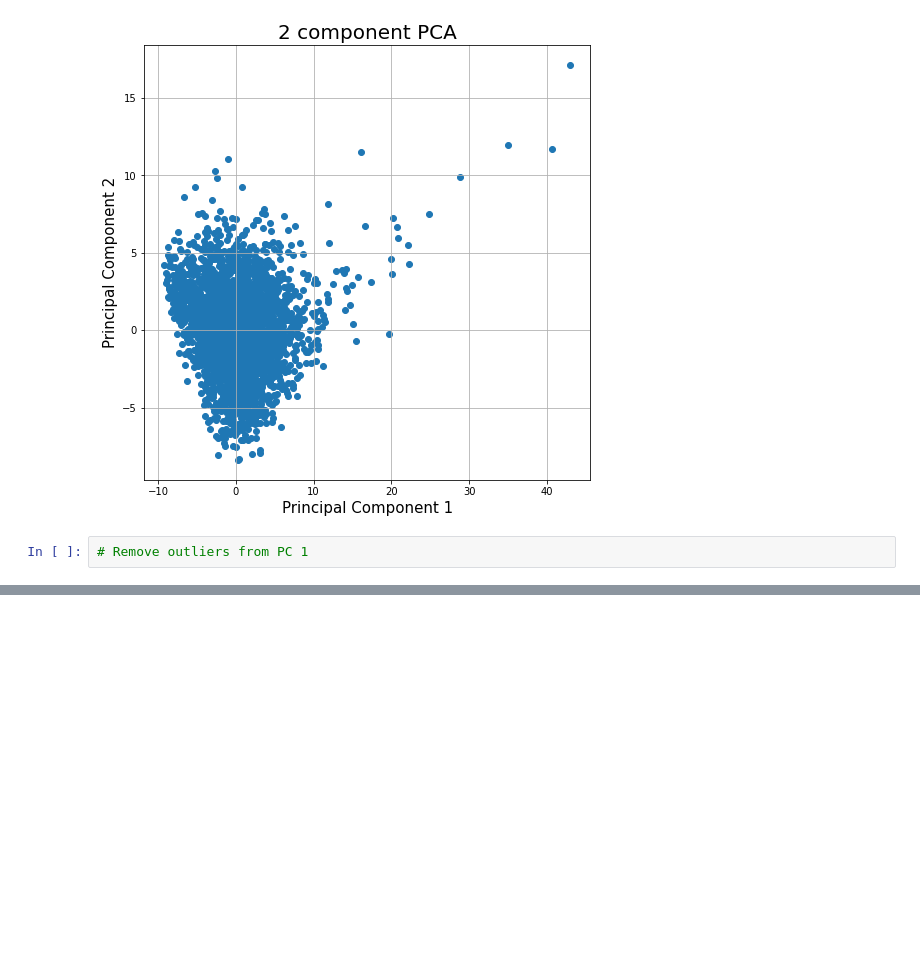
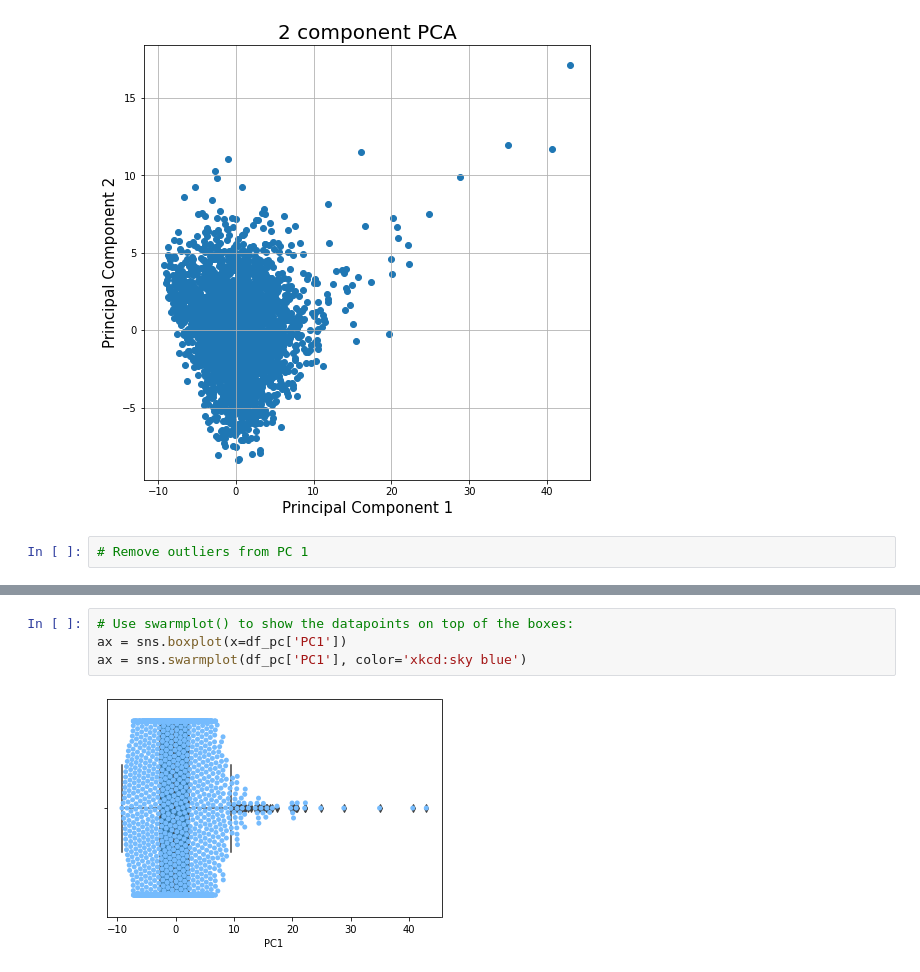
Before and after one commit to patternproject/sept-datadive-cdac, a Jupyter notebook: policyglot/Task1b-part_c.ipynb, the cells around one changed output, grey strips where cells are left out. Drawn from its saved outputs; the diff is of its cells as text; blank space fills up the shorter version.

```diff
--- a/policyglot/Task1b-part_c.ipynb
+++ b/policyglot/Task1b-part_c.ipynb
@@ -624,0 +635,6 @@ ax.grid()
+# %%
+# Use swarmplot() to show the datapoints on top of the boxes:
+ax = sns.boxplot(x=df_pc['PC1'])
+ax = sns.swarmplot(df_pc['PC1'], color='xkcd:sky blue')
+# %% [output]
+[figure, added]
```
Also changed, not shown: parts of 13 cells of this notebook.
